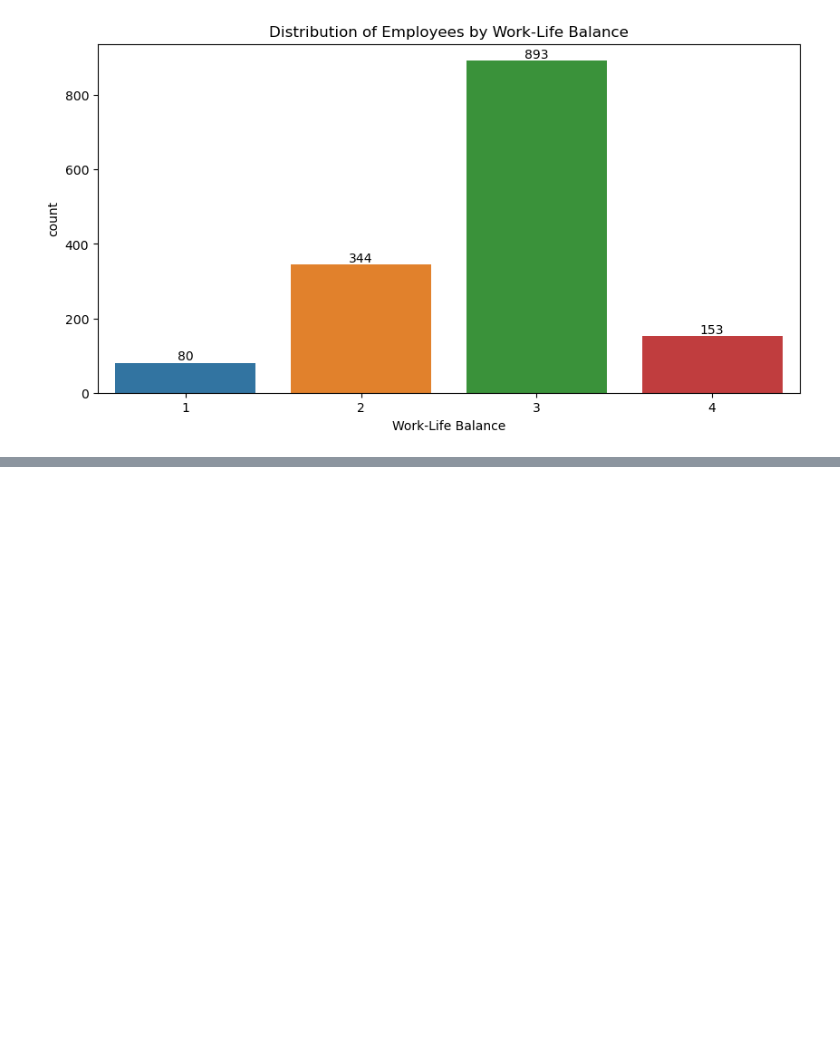
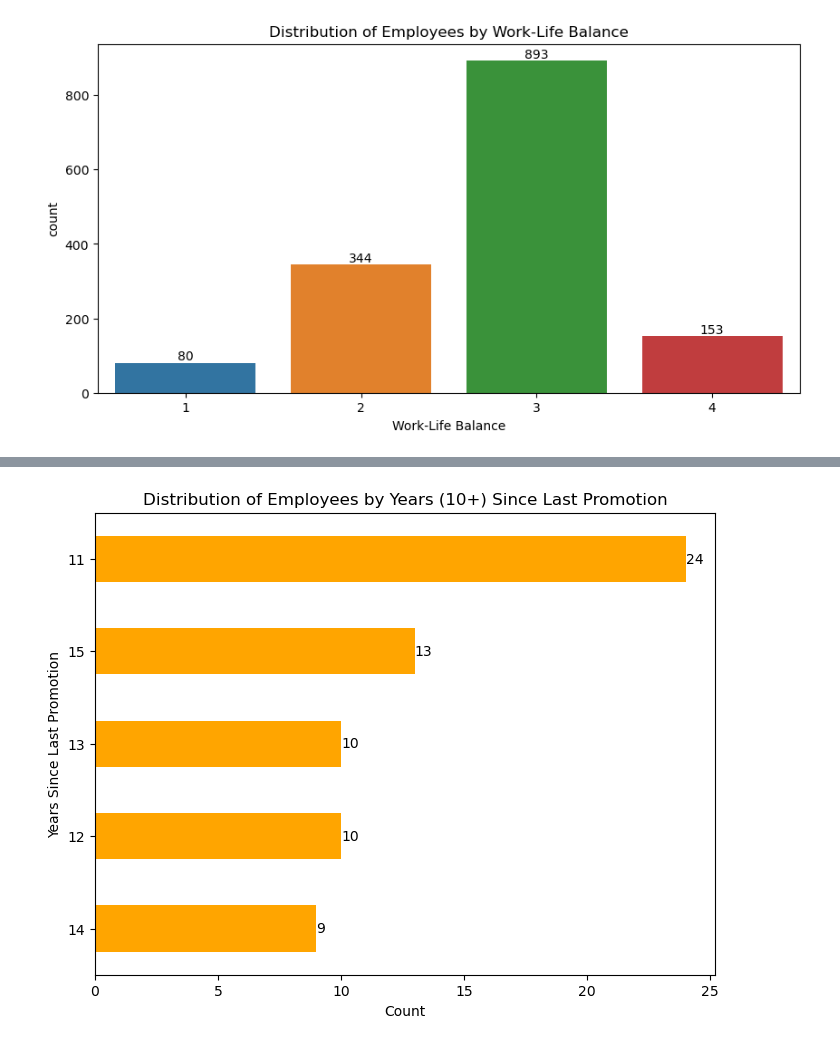
Before and after one commit to chemutai254/PBI_ML, a Jupyter notebook: Employee_Attrition/HR_Employee_Attrition.ipynb, the cells around one changed output, grey strips where cells are left out. Cells and saved outputs as stored; diff of their text form; code cells hidden in the pictures; blank space fills up the shorter version.

```diff
--- a/Employee_Attrition/HR_Employee_Attrition.ipynb
+++ b/Employee_Attrition/HR_Employee_Attrition.ipynb
@@ -370,0 +386,14 @@ AttributeError: Rectangle.set() got an unexpected keyword argument 'ascending'
+# %%
+yslp_group = df.groupby('YearsSinceLastPromotion').size()
+yslp_group_filtered = yslp_group[yslp_group.index > 10]
+yslp_group_filtered_sorted = yslp_group_filtered.sort_values(ascending=True)
+# Visualize `YearsSinceLastPromotion`
+plt.figure(figsize=(8, 6))
+ax = yslp_group_filtered_sorted.plot(kind='barh', color='orange')
+ax.bar_label(ax.containers[0])
+plt.title('Distribution of Employees by Years (10+) Since Last Promotion')
+plt.xlabel('Count')
+plt.ylabel('Years Since Last Promotion')
+plt.show();
+# %% [output]
+[figure, added]
```
Also changed, not shown: parts of 22 cells of this notebook.
